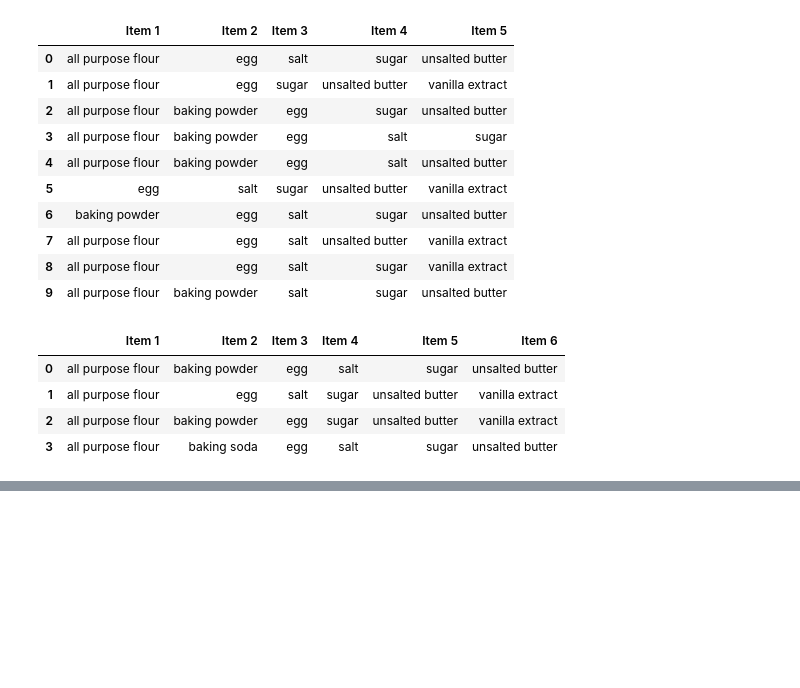
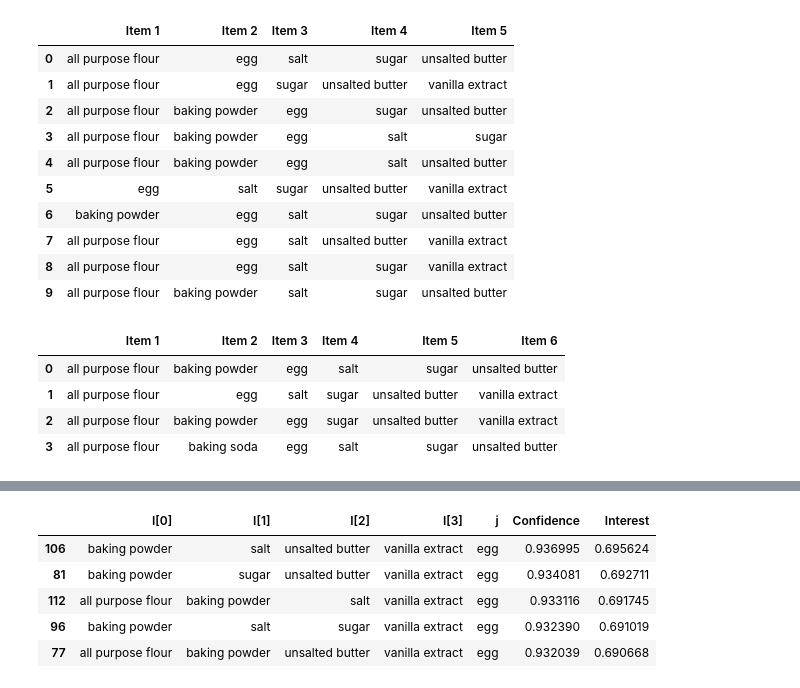
Before and after one commit to Sisyphus192/deep-dishes, a Jupyter notebook: notebooks/Market Basket Analysis.ipynb, the cells around one changed output, grey strips where cells are left out. Drawn from its saved outputs; the diff is of its cells as text; code cells hidden in the pictures; blank space fills up the shorter version.

```diff
--- a/notebooks/Market Basket Analysis.ipynb
+++ b/notebooks/Market Basket Analysis.ipynb
@@ -223,0 +283,12 @@ dfs[4].head(10)
+# %%
+five_rules = assoc_rules(df, dfs[3])
+five_rules = five_rules.sort_values('Confidence', ascending=False)
+# %%
+five_rules.head()
+# %% [output]
+|  | I[0] | I[1] | I[2] | I[3] | j | Confidence | Interest |
+| 106 | baking powder | salt | unsalted butter | vanilla extract | egg | 0.936995 | 0.695624 |
+| 81 | baking powder | sugar | unsalted butter | vanilla extract | egg | 0.934081 | 0.692711 |
+| 112 | all purpose flour | baking powder | salt | vanilla extract | egg | 0.933116 | 0.691745 |
+| 96 | baking powder | salt | sugar | vanilla extract | egg | 0.932390 | 0.691019 |
+| 77 | all purpose flour | baking powder | unsalted butter | vanilla extract | egg | 0.932039 | 0.690668 |
```
Also changed, not shown: parts of 5 cells of this notebook.
